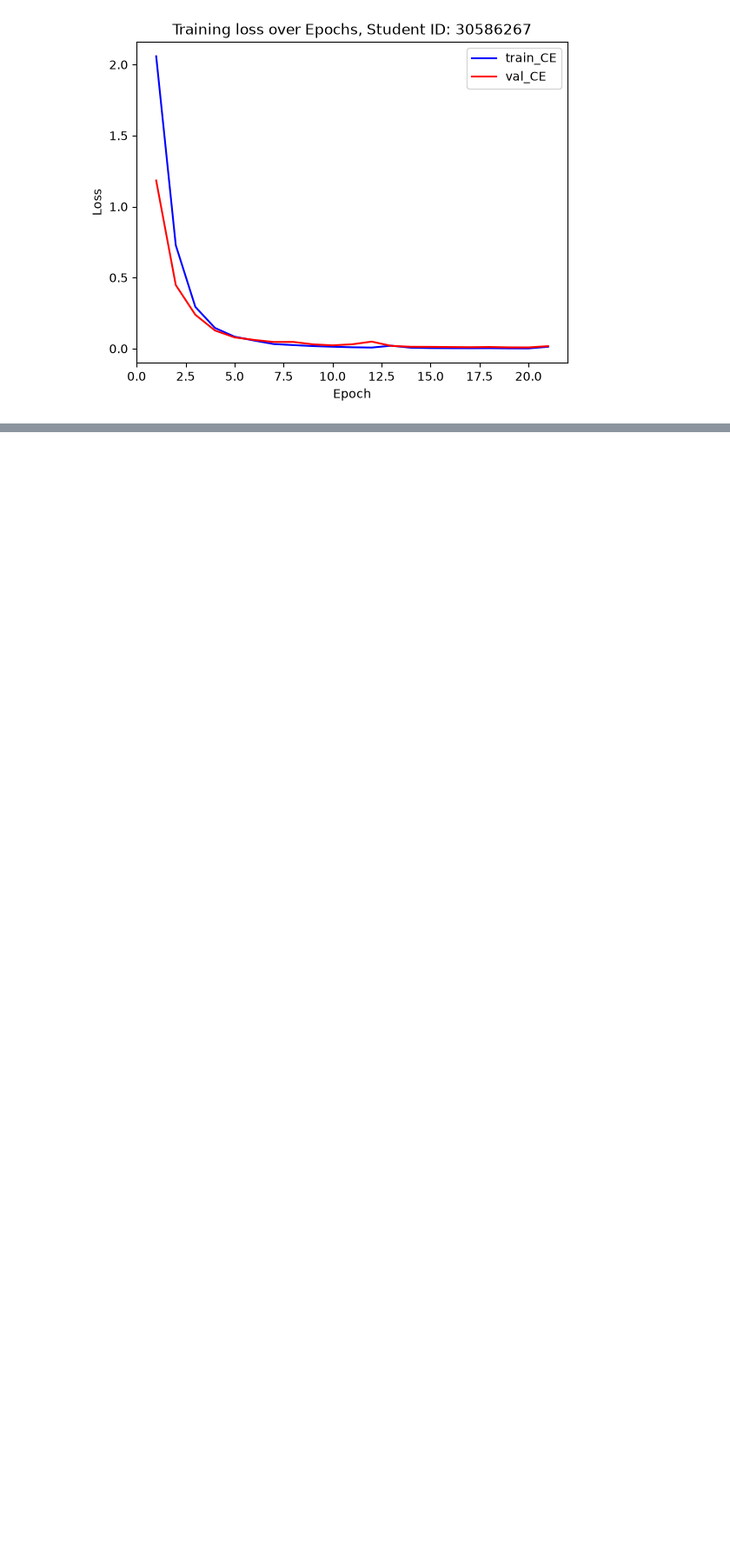
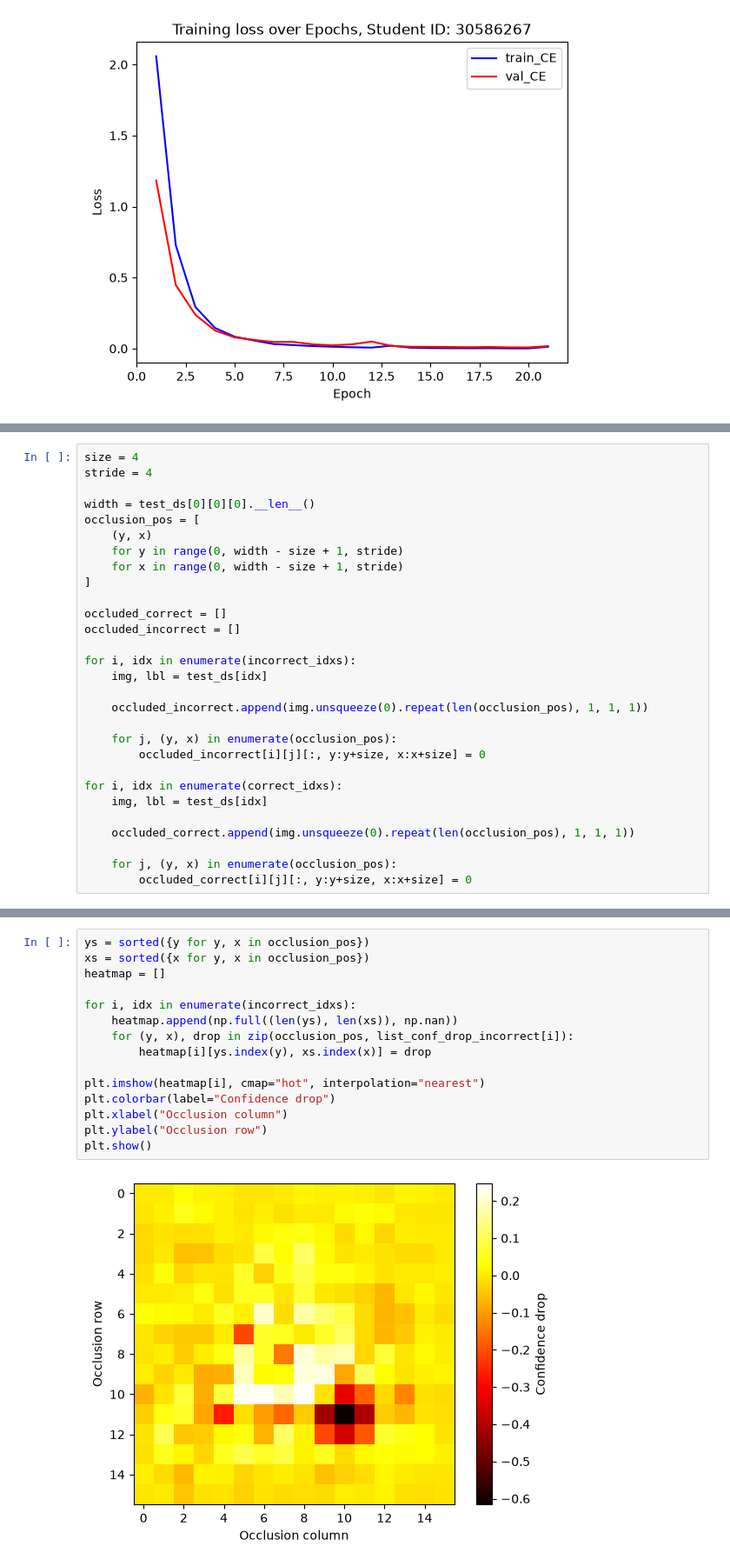
Before and after one commit to sche0151/ECE4179_Assignment_Notebooks, a Jupyter notebook: Q4_GTSRB_Starter_Code.ipynb, the cells around one changed output, grey strips where cells are left out. Shown at 87% size. Saved outputs shown, nothing was run; the diff lists cells and outputs as text; blank space fills up the shorter version.

Commit message:
[Update] occlusion mode

```diff
--- a/Q4_GTSRB_Starter_Code.ipynb
+++ b/Q4_GTSRB_Starter_Code.ipynb
@@ -533,0 +529,29 @@ for idx in incorrect_idxs:
+# %%
+size = 4
+stride = 4
+
+width = test_ds[0][0][0].__len__()
+occlusion_pos = [
+    (y, x)
+    for y in range(0, width - size + 1, stride)
+    for x in range(0, width - size + 1, stride)
+]
+
+occluded_correct = []
+occluded_incorrect = []
+
+for i, idx in enumerate(incorrect_idxs):
+    img, lbl = test_ds[idx]
+
+    occluded_incorrect.append(img.unsqueeze(0).repeat(len(occlusion_pos), 1, 1, 1))
+
+    for j, (y, x) in enumerate(occlusion_pos):
+        occluded_incorrect[i][j][:, y:y+size, x:x+size] = 0
+
+for i, idx in enumerate(correct_idxs):
+    img, lbl = test_ds[idx]
+
+    occluded_correct.append(img.unsqueeze(0).repeat(len(occlusion_pos), 1, 1, 1))
+
+    for j, (y, x) in enumerate(occlusion_pos):
+        occluded_correct[i][j][:, y:y+size, x:x+size] = 0
@@ -533,0 +595,17 @@ for idx in incorrect_idxs:
+# %%
+ys = sorted({y for y, x in occlusion_pos})
+xs = sorted({x for y, x in occlusion_pos})
+heatmap = []
+
+for i, idx in enumerate(incorrect_idxs):
+    heatmap.append(np.full((len(ys), len(xs)), np.nan))
+    for (y, x), drop in zip(occlusion_pos, list_conf_drop_incorrect[i]):
+        heatmap[i][ys.index(y), xs.index(x)] = drop
+
+plt.imshow(heatmap[i], cmap="hot", interpolation="nearest")
+plt.colorbar(label="Confidence drop")
+plt.xlabel("Occlusion column")
+plt.ylabel("Occlusion row")
+plt.show()
+# %% [output]
+[figure, added]
```
Also changed, not shown: parts of 7 cells of this notebook, 2 other files.
